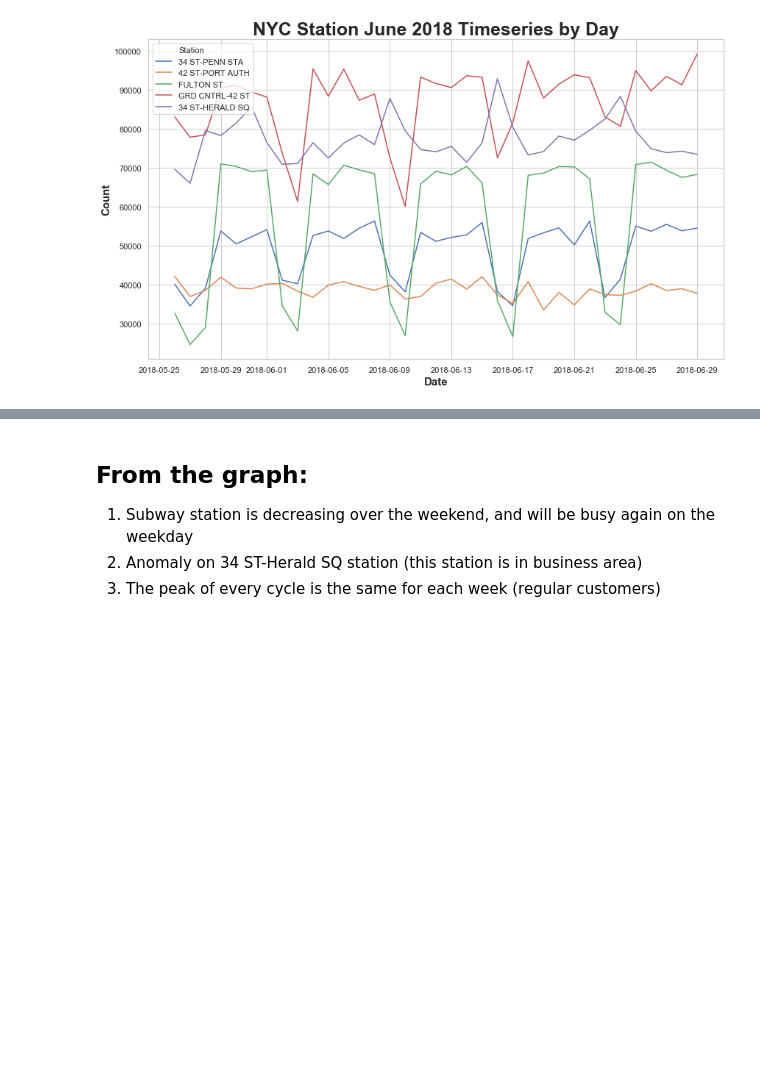
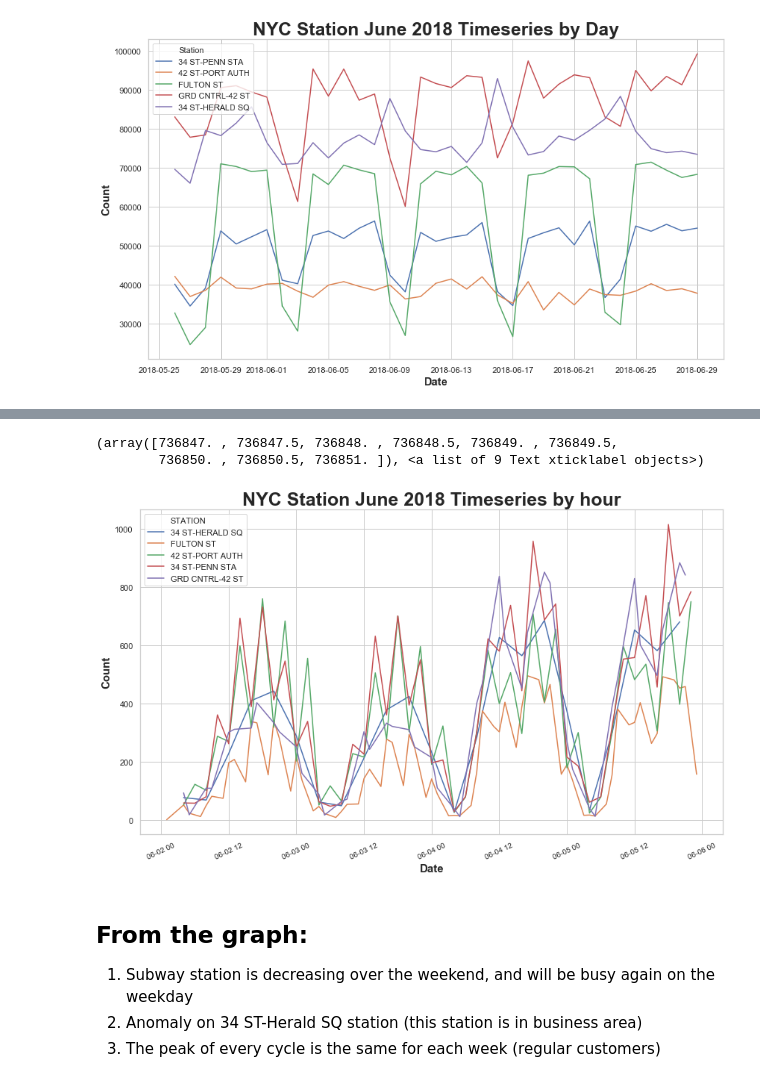
Before and after one commit to Suryantoyoga/NewYorkMTA, a Jupyter notebook: NewYorkMTAEDA.ipynb, the cells around one changed output, grey strips where cells are left out. Cells and saved outputs as stored; diff of their text form; code cells hidden in the pictures; blank space fills up the shorter version.

Commit message:
Faulty Machines freq, hourly time series

```diff
--- a/NewYorkMTAEDA.ipynb
+++ b/NewYorkMTAEDA.ipynb
@@ -538,0 +717,14 @@ Text(0, 0.5, 'Count')
+# %%
+#Prepare time series data frame
+#Create hourly entry column
+hour_entries = df_hour.ENTRIES - df_hour.ENTRIES.shift(1)
+df_hour['hour_entries'] = hour_entries.fillna(0)
+
+#Create hourly exits column
+hour_exits = df_hour.iloc[ : , 11] - df_hour.iloc[ : , 11].shift(1)
+df_hour['hour_exits'] = hour_exits.fillna(0)
+
+df_hour['Total'] = df_hour['hour_entries'] + df_hour['hour_exits']
+
+df_hour = df_hour.drop(columns = ['index'])
+df_hour.head(10)
@@ -538,0 +758,16 @@ Text(0, 0.5, 'Count')
+# %%
+#CLean outlier using IQR methods
+Q1 = df_hour.quantile(0.25)
+Q3 = df_hour.quantile(0.75)
+IQR = Q3 - Q1
+lower_range = Q1 - (1.5 * IQR)
+upper_range = Q3 + (1.5 * IQR)
+
+#Using IQR method to clean the data frame
+#Check the cleaned dataframe
+df_hour_cln = df_hour[~((df_hour < (Q1 - 1.5 * IQR)) |(df_hour > (Q3 + 1.5 * IQR))).any(axis=1)]
+# %%
+#Create datetime column
+df_hour_cln['datetime'] = df_hour_cln['DATE'] + " " + df_hour_cln['TIME']
+df_hour_cln['datetime'] = pd.to_datetime(df_hour_cln.loc[:, 'datetime'], format='%m/%d/%Y %H:%M:%S')
+df_hour_cln.head(10)
@@ -539,3 +796,19 @@ Text(0, 0.5, 'Count')
+# %%
+df_hourly = df_hour_cln[['STATION', 'Total', 'DATE', 'datetime']]
+subset_date = ["06/02/2018", "06/03/2018", "06/04/2018", "06/05/2018"]
+df_hourly = df_hourly[df_hourly['DATE'].isin(subset_date)]
+# %%
+#Visualisation
+plt.figure(figsize = (14, 8))
+ax2 = sns.lineplot(data=df_hourly, x="datetime", y="Total", hue="STATION", ci=None)
+ax2.set_title('NYC Station June 2018 Timeseries by hour', fontsize=25, weight='bold')
+ax2.set_xlabel('Date', fontsize=15, weight='bold')
+ax2.set_ylabel('Count', fontsize=15, weight='bold')
+plt.xticks(rotation=25, fontsize=10)
+# %% [output]
+(array([736847. , 736847.5, 736848. , 736848.5, 736849. , 736849.5,
+        736850. , 736850.5, 736851. ]), <a list of 9 Text xticklabel objects>)
+[figure, added]
 # %% [markdown]
 ## From the graph:
 1. Subway station is decreasing over the weekend, and will be busy again on the weekday
```
Also changed, not shown: parts of 17 cells of this notebook.
